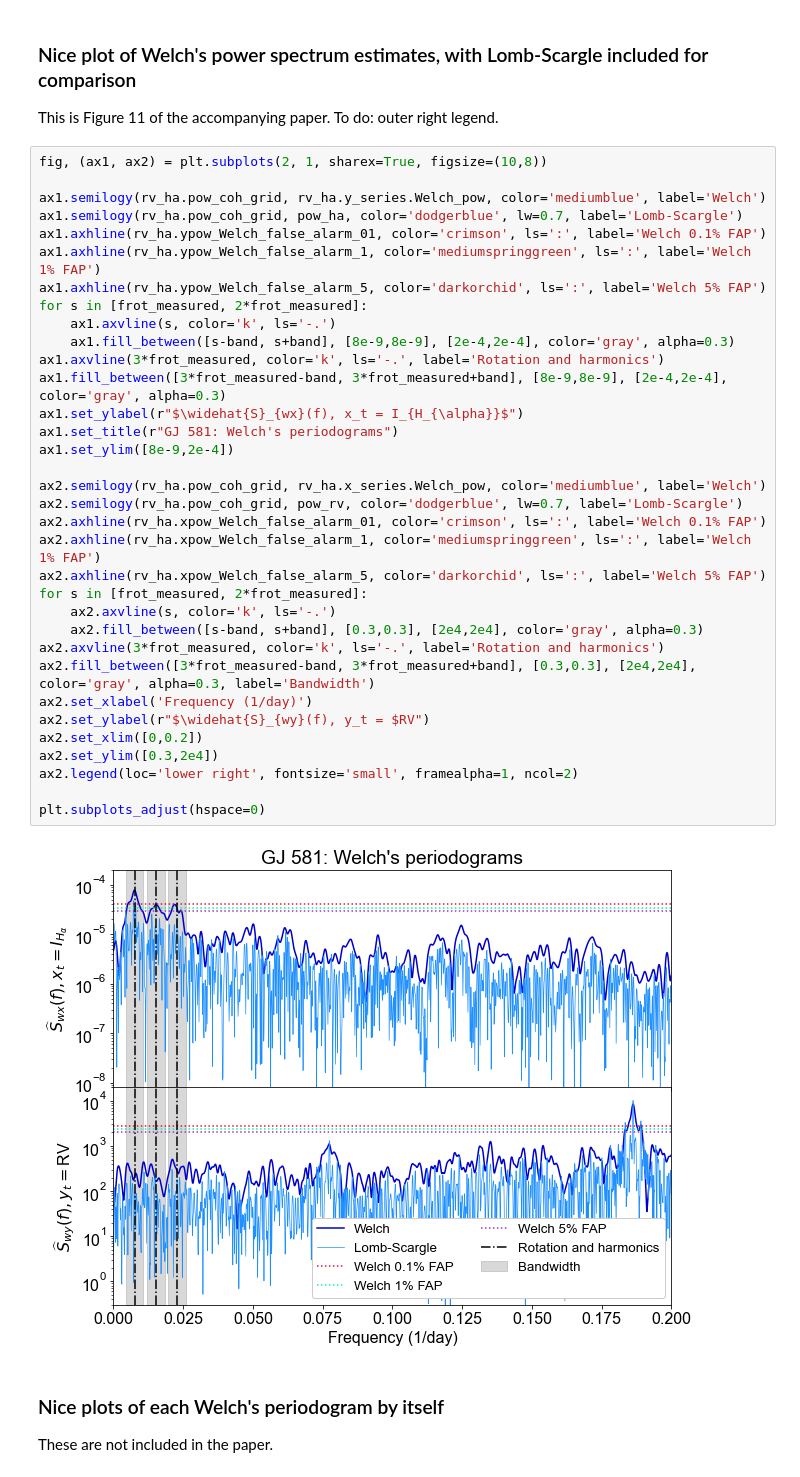
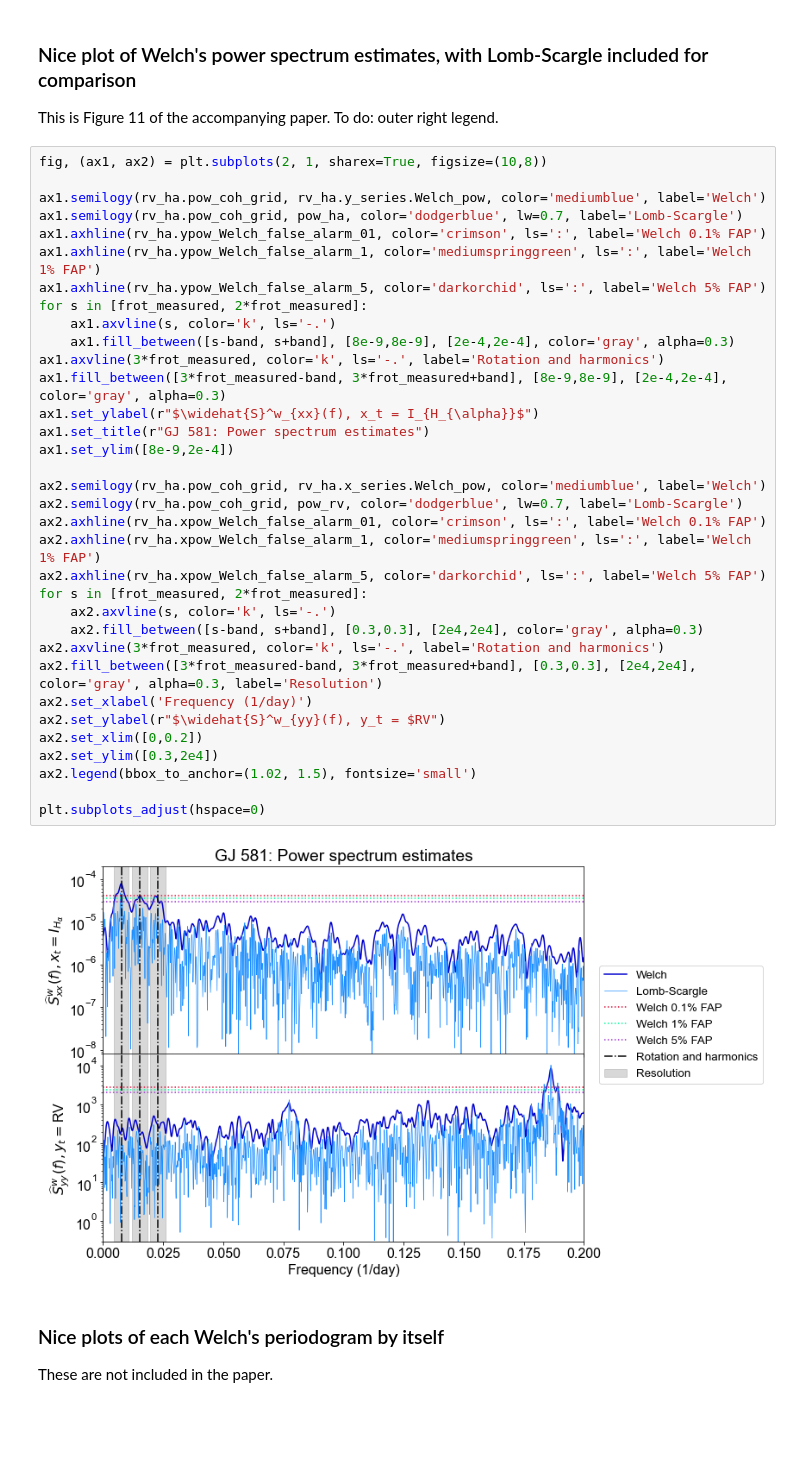
Before and after one commit to sdrastro/NWelch, a Jupyter notebook: GJ581/GJ581_coherence.ipynb, the cells around one changed output. Cells and saved outputs as stored; diff of their text form; blank space fills up the shorter version.

Commit message:
Fixed plot legends

```diff
--- a/GJ581/GJ581_coherence.ipynb
+++ b/GJ581/GJ581_coherence.ipynb
@@ -325,39 +325,39 @@ This is Figure 11 of the accompanying paper. To do: outer right legend.
 # %%
 fig, (ax1, ax2) = plt.subplots(2, 1, sharex=True, figsize=(10,8))
 
 ax1.semilogy(rv_ha.pow_coh_grid, rv_ha.y_series.Welch_pow, color='mediumblue', label='Welch')
 ax1.semilogy(rv_ha.pow_coh_grid, pow_ha, color='dodgerblue', lw=0.7, label='Lomb-Scargle')
 ax1.axhline(rv_ha.ypow_Welch_false_alarm_01, color='crimson', ls=':', label='Welch 0.1% FAP')
 ax1.axhline(rv_ha.ypow_Welch_false_alarm_1, color='mediumspringgreen', ls=':', label='Welch 1% FAP')
 ax1.axhline(rv_ha.ypow_Welch_false_alarm_5, color='darkorchid', ls=':', label='Welch 5% FAP')
 for s in [frot_measured, 2*frot_measured]:
     ax1.axvline(s, color='k', ls='-.')
     ax1.fill_between([s-band, s+band], [8e-9,8e-9], [2e-4,2e-4], color='gray', alpha=0.3)
 ax1.axvline(3*frot_measured, color='k', ls='-.', label='Rotation and harmonics')
 ax1.fill_between([3*frot_measured-band, 3*frot_measured+band], [8e-9,8e-9], [2e-4,2e-4], color='gray', alpha=0.3)
-ax1.set_ylabel(r"$\widehat{S}_{wx}(f), x_t = I_{H_{\alpha}}$")
-ax1.set_title(r"GJ 581: Welch's periodograms")
+ax1.set_ylabel(r"$\widehat{S}^w_{xx}(f), x_t = I_{H_{\alpha}}$")
+ax1.set_title(r"GJ 581: Power spectrum estimates")
 ax1.set_ylim([8e-9,2e-4])
 
 ax2.semilogy(rv_ha.pow_coh_grid, rv_ha.x_series.Welch_pow, color='mediumblue', label='Welch')
 ax2.semilogy(rv_ha.pow_coh_grid, pow_rv, color='dodgerblue', lw=0.7, label='Lomb-Scargle')
 ax2.axhline(rv_ha.xpow_Welch_false_alarm_01, color='crimson', ls=':', label='Welch 0.1% FAP')
 ax2.axhline(rv_ha.xpow_Welch_false_alarm_1, color='mediumspringgreen', ls=':', label='Welch 1% FAP')
 ax2.axhline(rv_ha.xpow_Welch_false_alarm_5, color='darkorchid', ls=':', label='Welch 5% FAP')
 for s in [frot_measured, 2*frot_measured]:
     ax2.axvline(s, color='k', ls='-.')
     ax2.fill_between([s-band, s+band], [0.3,0.3], [2e4,2e4], color='gray', alpha=0.3)
 ax2.axvline(3*frot_measured, color='k', ls='-.', label='Rotation and harmonics')
-ax2.fill_between([3*frot_measured-band, 3*frot_measured+band], [0.3,0.3], [2e4,2e4], color='gray', alpha=0.3, label='Bandwidth')
+ax2.fill_between([3*frot_measured-band, 3*frot_measured+band], [0.3,0.3], [2e4,2e4], color='gray', alpha=0.3, label='Resolution')
 ax2.set_xlabel('Frequency (1/day)')
-ax2.set_ylabel(r"$\widehat{S}_{wy}(f), y_t = $RV")
+ax2.set_ylabel(r"$\widehat{S}^w_{yy}(f), y_t = $RV")
 ax2.set_xlim([0,0.2])
 ax2.set_ylim([0.3,2e4])
-ax2.legend(loc='lower right', fontsize='small', framealpha=1, ncol=2)
+ax2.legend(bbox_to_anchor=(1.02, 1.5), fontsize='small')
 
 plt.subplots_adjust(hspace=0)
 # %% [output]
-[figure, old version]
+[figure, new version]
 # %% [markdown]
 ### Nice plots of each Welch's periodogram by itself
 
```
Also changed, not shown: parts of 4 cells of this notebook, 5 other files.
